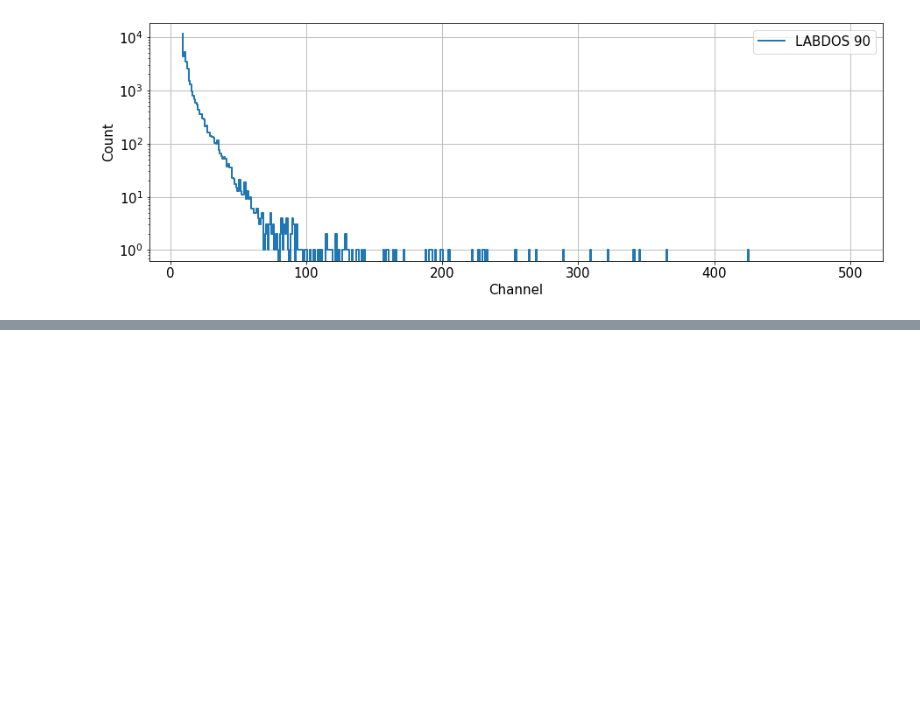
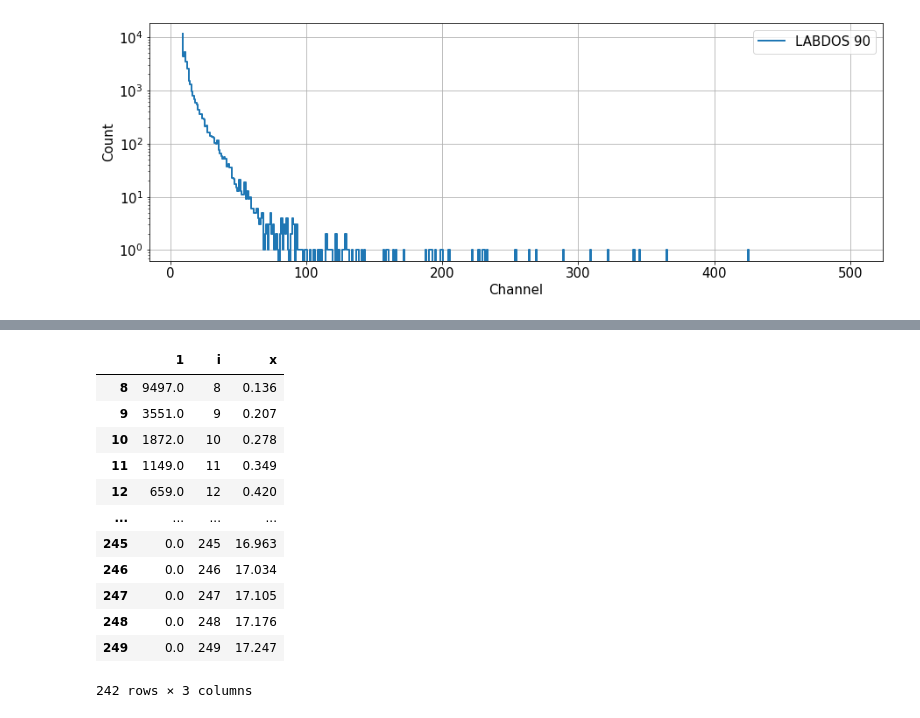
Before and after one commit to UniversalScientificTechnologies/LABDOS01, a Jupyter notebook: notebooks/data-parser.ipynb, the cells around one changed output, grey strips where cells are left out. Saved outputs shown, nothing was run; the diff lists cells and outputs as text; code cells hidden in the pictures; blank space fills up the shorter version.

```diff
--- a/notebooks/data-parser.ipynb
+++ b/notebooks/data-parser.ipynb
@@ -229,0 +230,16 @@ None
+# %%
+e1
+# %% [output]
+|  | 1 | i | x |
+| 8 | 9497.0 | 8 | 0.136 |
+| 9 | 3551.0 | 9 | 0.207 |
+| 10 | 1872.0 | 10 | 0.278 |
+| 11 | 1149.0 | 11 | 0.349 |
+| 12 | 659.0 | 12 | 0.420 |
+| ... | ... | ... | ... |
+| 245 | 0.0 | 245 | 16.963 |
+| 246 | 0.0 | 246 | 17.034 |
+| 247 | 0.0 | 247 | 17.105 |
+| 248 | 0.0 | 248 | 17.176 |
+| 249 | 0.0 | 249 | 17.247 |
+242 rows × 3 columns
```
Also changed, not shown: parts of 4 cells of this notebook.
